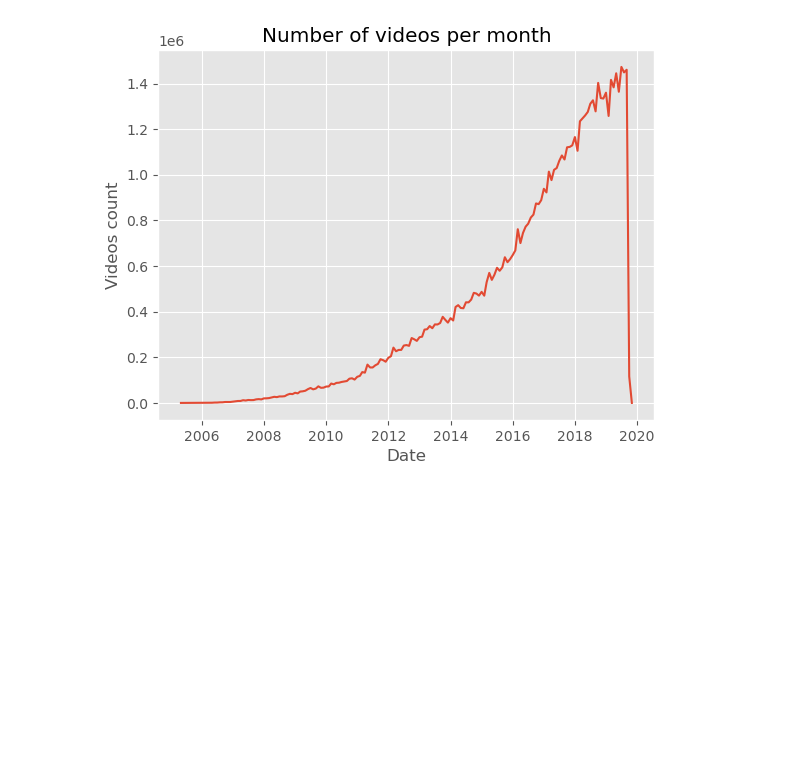
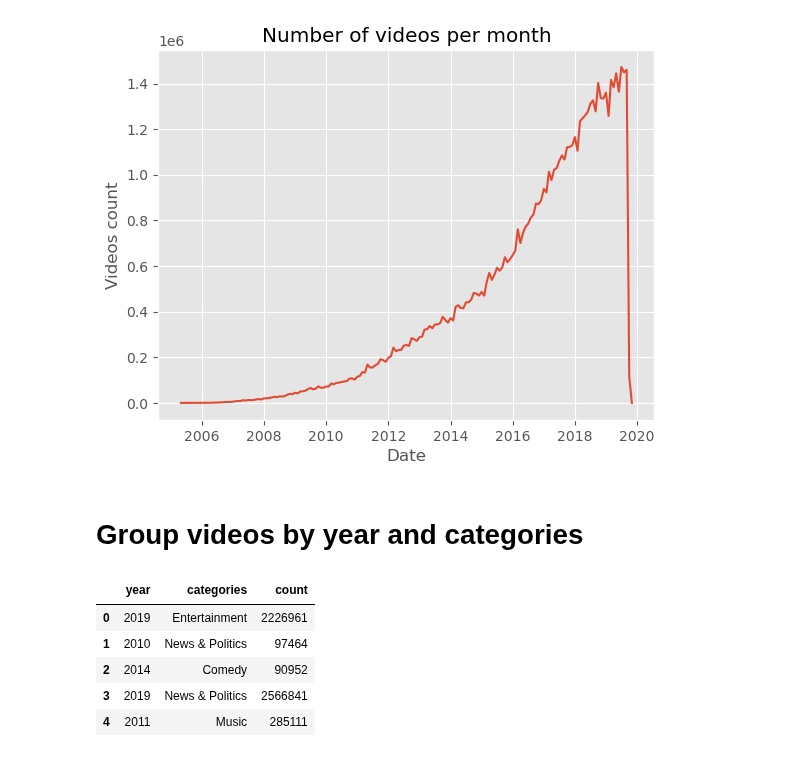
Before and after one commit to epfl-ada/ada-2022-project-fraisetagada, a Jupyter notebook: extract_videos.ipynb, the cells around one changed output. Saved outputs shown, nothing was run; the diff lists cells and outputs as text; code cells hidden in the pictures; blank space fills up the shorter version.

```diff
--- a/extract_videos.ipynb
+++ b/extract_videos.ipynb
@@ -28,29 +32,15 @@ schema = StructType([
     StructField("categories",    StringType(),  True),
     StructField("channel_id",    StringType(),  True),
     StructField("crawl_date",    DateType(),    True),
-    StructField("dislike_count", StringType(),  True), # This field must be specified as a string as it is inputed as a floating point number
+    StructField("dislike_count", DoubleType(),  True), # This field must be specified as a double as it is represented as a floating point number
     StructField("display_id",    StringType(),  True),
     StructField("duration",      IntegerType(), True),
-    StructField("like_count",    StringType(),  True), # This field must be specified as a string as it is inputed as a floating point number
+    StructField("like_count",    DoubleType(),  True), # This field must be specified as a double as it is represented as a floating point number
     StructField("tags",          StringType(),  True),
     StructField("title",         StringType(),  True),
     StructField("upload_date",   DateType(),    True),
-    StructField("view_count",    StringType(),  True)  # This field must be specified as a string as it is inputed as a floating point number
+    StructField("view_count",    DoubleType(),  True)  # This field must be specified as a double as it is represented as a floating point number
 ])
-
-# {
-#     'categorie'    : StringType,
-#     'channel_id'   : StringType,
-#     'crawl_date'   : DateType,
-#     'dislike_count': IntegerType,
-#     'display_id'   : StringType,
-#     'duration'     : IntegerType,
-#     'like_count'   : IntegerType,
-#     'tags'         : StringType,
-#     'title'        : StringType,
-#     'upload_date'  : DateType,
-#     'view_count'   : LongType
-# }
 # %%
 df = spark.read.json(FILE, schema=schema)
 # %%
@@ -155,3 +147,20 @@ plt.ylabel("Videos count")
 plt.show()
 # %% [output]
 [figure]
+# %% [markdown]
+# Group videos by year and categories
+# %%
+# Group the videos by year and month and count the number of such videos
+vids_per_month_per_cat = df_dates.select("display_id", "categories", "year").groupBy("year", "categories").count()
+# %%
+# Convert the Spark dataframe into a Pandas dataframe to easily plot the values
+count_cat = vids_per_month_per_cat.toPandas()
+# %%
+count_cat.head()
+# %% [output]
+|  | year | categories | count |
+| 0 | 2019 | Entertainment | 2226961 |
+| 1 | 2010 | News & Politics | 97464 |
+| 2 | 2014 | Comedy | 90952 |
+| 3 | 2019 | News & Politics | 2566841 |
+| 4 | 2011 | Music | 285111 |
```
Also changed, not shown: parts of 16 cells of this notebook.
